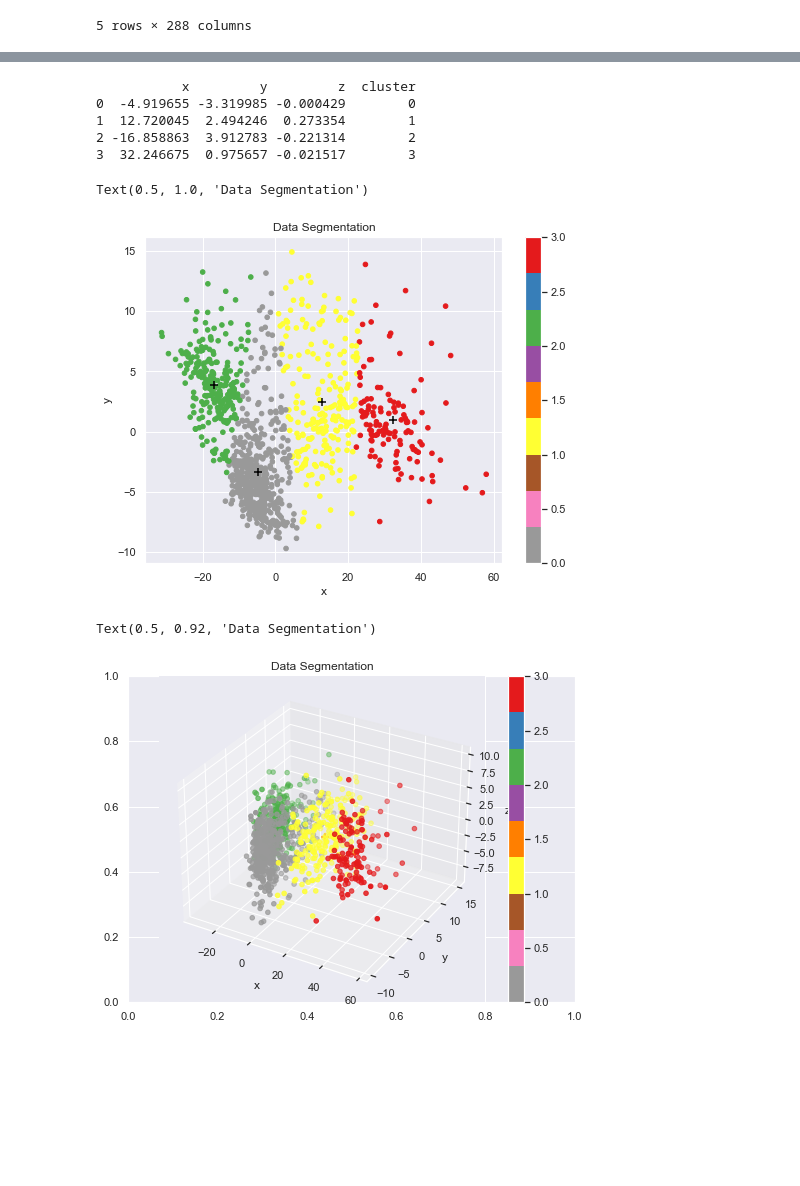
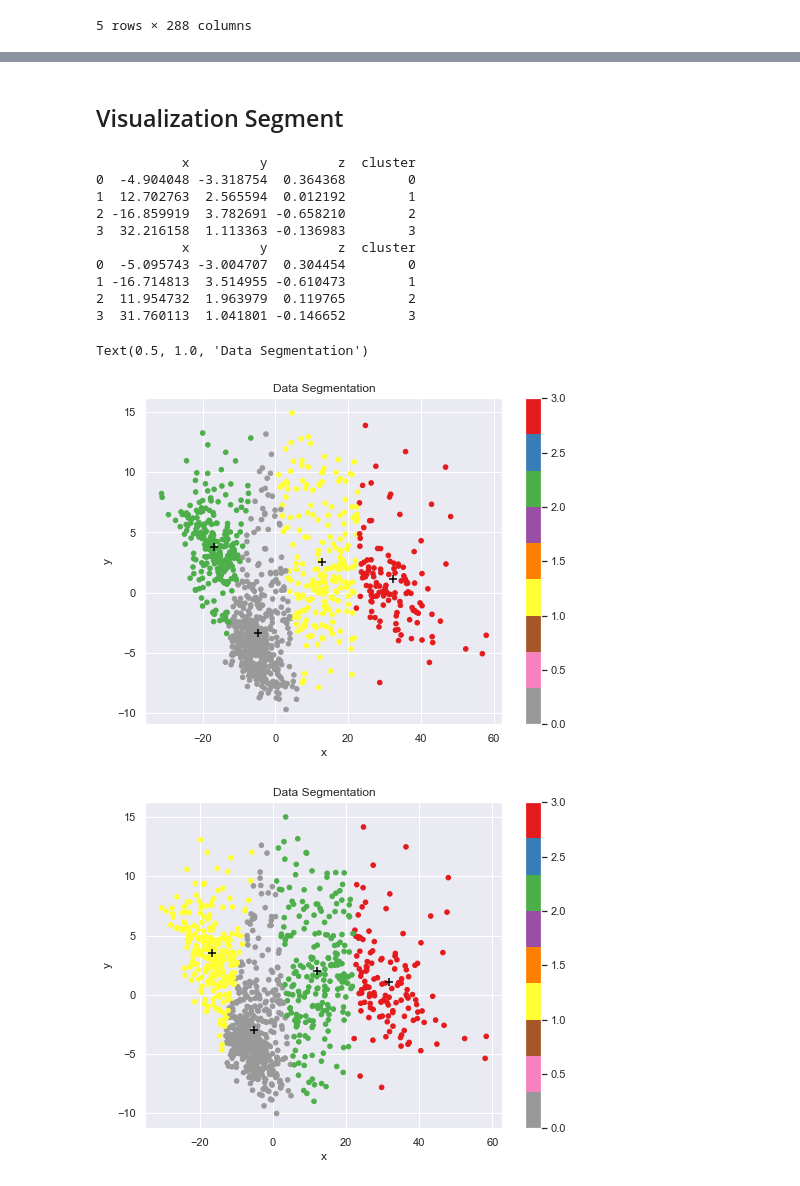
Before and after one commit to gkontogiannhs/Data-Mining, a Jupyter notebook: main.ipynb, the cells around one changed output, grey strips where cells are left out. Cells and saved outputs as stored; diff of their text form; code cells hidden in the pictures; blank space fills up the shorter version.

```diff
--- a/main.ipynb
+++ b/main.ipynb
@@ -330,43 +407,70 @@ print(distance)
+# %% [markdown]
+## Visualization Segment
 # %%
+# apply pca for demands
 pca = PCA(n_components=3)
-x_calls = matrix.columns[:-1]
-matrix['x'] = pca.fit_transform(matrix[x_calls])[:,0]
-matrix['y'] = pca.fit_transform(matrix[x_calls])[:,1]
-matrix['z'] = pca.fit_transform(matrix[x_calls])[:,2]
+x_calls = demand_matrix.columns[:-1]
+demand_matrix['x'] = pca.fit_transform(demand_matrix[x_calls])[:,0]
+demand_matrix['y'] = pca.fit_transform(demand_matrix[x_calls])[:,1]
+demand_matrix['z'] = pca.fit_transform(demand_matrix[x_calls])[:,2]
+
+# apply pca for sources
+pca = PCA(n_components=3)
+source_matrix['x'] = pca.fit_transform(source_matrix[x_calls])[:,0]
+source_matrix['y'] = pca.fit_transform(source_matrix[x_calls])[:,1]
+source_matrix['z'] = pca.fit_transform(source_matrix[x_calls])[:,2]
 # %%
-cluster_centers = pca.transform(cluster.cluster_centers_)
-cluster_centers = pd.DataFrame(cluster_centers, columns=['x', 'y', 'z'])
-cluster_centers['cluster'] = range(0, len(cluster_centers))
-print(cluster_centers)
+# apply pca for demands
+demand_cluster_centers = pca.transform(d_cluster.cluster_centers_)
+demand_cluster_centers = pd.DataFrame(demand_cluster_centers, columns=['x', 'y', 'z'])
+demand_cluster_centers['cluster'] = range(0, len(demand_cluster_centers))
+print(demand_cluster_centers)
+
+# apply pca for sources
+source_cluster_centers = pca.transform(s_cluster.cluster_centers_)
+source_cluster_centers = pd.DataFrame(source_cluster_centers, columns=['x', 'y', 'z'])
+source_cluster_centers['cluster'] = range(0, len(source_cluster_centers))
+print(source_cluster_centers)
 # %% [output]
            x         y         z  cluster
-0  -4.919655 -3.319985 -0.000429        0
-1  12.720045  2.494246  0.273354        1
-2 -16.858863  3.912783 -0.221314        2
-3  32.246675  0.975657 -0.021517        3
+0  -4.904048 -3.318754  0.364368        0
+1  12.702763  2.565594  0.012192        1
+2 -16.859919  3.782691 -0.658210        2
+3  32.216158  1.113363 -0.136983        3
+           x         y         z  cluster
+0  -5.095743 -3.004707  0.304454        0
+1 -16.714813  3.514955 -0.610473        1
+2  11.954732  1.963979  0.119765        2
+3  31.760113  1.041801 -0.146652        3
 # %%
 # Plotting for 2-dimention
 fig, ax = pyplot.subplots(figsize=(8, 6))
-scatter=ax.scatter(matrix['x'], matrix['y'], c=matrix['cluster'], s=21, cmap=pyplot.cm.Set1_r)
-ax.scatter(cluster_centers['x'], cluster_centers['y'], s=70, c='black', marker='+')
+scatter = ax.scatter(demand_matrix['x'], demand_matrix['y'], c=demand_matrix['cluster'], s=21, cmap=pyplot.cm.Set1_r)
+ax.scatter(demand_cluster_centers['x'], demand_cluster_centers['y'], s=70, c='black', marker='+')
 ax.set_xlabel('x')
 ax.set_ylabel('y')
 pyplot.colorbar(scatter)
 pyplot.title('Data Segmentation')
+
+fig, ax = pyplot.subplots(figsize=(8, 6))
+scatter = ax.scatter(source_matrix['x'], source_matrix['y'], c=source_matrix['cluster'], s=21, cmap=pyplot.cm.Set1_r)
+ax.scatter(source_cluster_centers['x'], source_cluster_centers['y'], s=70, c='black', marker='+')
+ax.set_xlabel('x')
+ax.set_ylabel('y')
+pyplot.colorbar(scatter)
+pyplot.title('Data Segmentation')
 # %% [output]
 Text(0.5, 1.0, 'Data Segmentation')
 [figure]
+[figure, added]
 # %%
 # Plotting for 3-Dimention
 fig, ax = pyplot.subplots(figsize=(8, 6))
-ax=fig.add_subplot(111, projection='3d')
-scatter=ax.scatter(matrix['x'],matrix['y'],matrix['z'],c=matrix['cluster'],s=21,cmap=pyplot.cm.Set1_r)
-ax.scatter(cluster_centers['x'],cluster_centers['y'],cluster_centers['z'],s=70,c='red',marker='+')
+ax = fig.add_subplot(111, projection='3d')
+scatter = ax.scatter(matrix['x'], matrix['y'], matrix['z'], c=matrix['cluster'], s=21, cmap=pyplot.cm.Set1_r)
+ax.scatter(cluster_centers['x'], cluster_centers['y'], cluster_centers['z'], s=70, c='black',marker='+')
 ax.set_xlabel('x')
 ax.set_ylabel('y')
 ax.set_zlabel('z')
 pyplot.colorbar(scatter)
 pyplot.title('Data Segmentation')
-# %% [output]
-Text(0.5, 0.92, 'Data Segmentation')
-[figure, removed]
```
Also changed, not shown: parts of 26 cells of this notebook.
